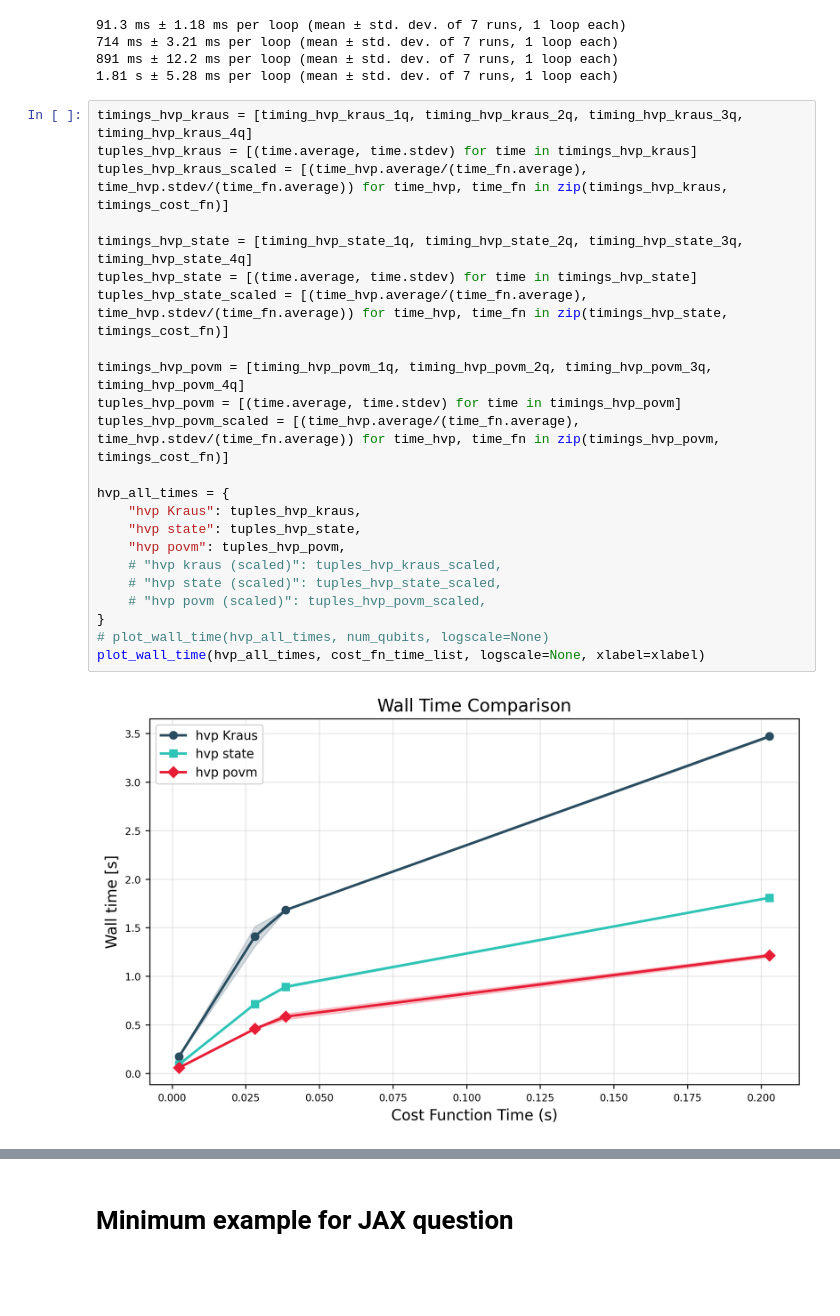
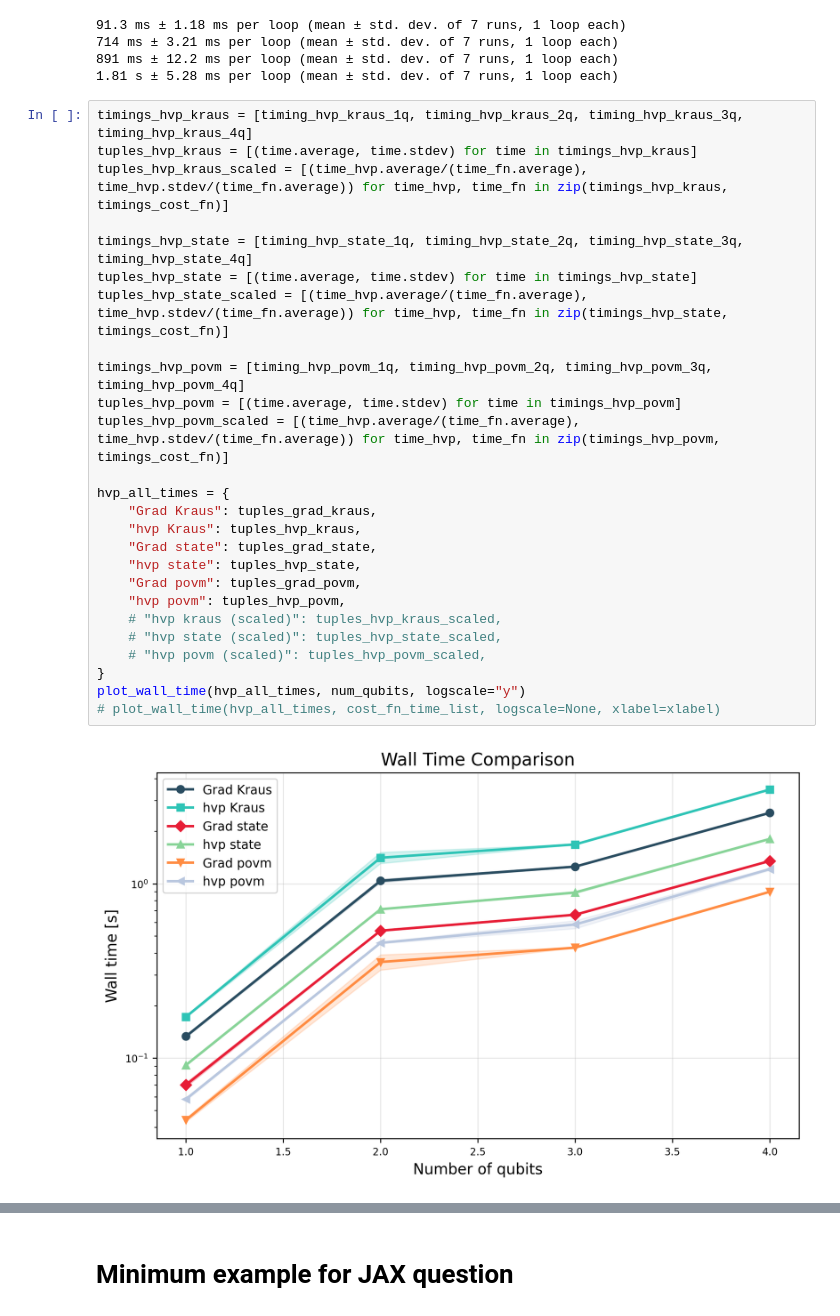
Before and after one commit to EmilianoG-byte/iqm-benchmarks, a Jupyter notebook: playground/time_complexity/computation_vs_cost_function.ipynb, the cells around one changed output, grey strips where cells are left out. Drawn from its saved outputs; the diff is of its cells as text; blank space fills up the shorter version.

Commit message:
add rank comparisons for cost fn

```diff
--- a/playground/time_complexity/computation_vs_cost_function.ipynb
+++ b/playground/time_complexity/computation_vs_cost_function.ipynb
@@ -383,25 +403,28 @@ timing_hvp_state_4q = %timeit -o hvp(grad_fn_state_4q, state_psd_4q_target, vect
 # %%
 timings_hvp_kraus = [timing_hvp_kraus_1q, timing_hvp_kraus_2q, timing_hvp_kraus_3q, timing_hvp_kraus_4q]
 tuples_hvp_kraus = [(time.average, time.stdev) for time in timings_hvp_kraus]
 tuples_hvp_kraus_scaled = [(time_hvp.average/(time_fn.average), time_hvp.stdev/(time_fn.average)) for time_hvp, time_fn in zip(timings_hvp_kraus, timings_cost_fn)]
 
 timings_hvp_state = [timing_hvp_state_1q, timing_hvp_state_2q, timing_hvp_state_3q, timing_hvp_state_4q]
 tuples_hvp_state = [(time.average, time.stdev) for time in timings_hvp_state]
 tuples_hvp_state_scaled = [(time_hvp.average/(time_fn.average), time_hvp.stdev/(time_fn.average)) for time_hvp, time_fn in zip(timings_hvp_state, timings_cost_fn)]
 
 timings_hvp_povm = [timing_hvp_povm_1q, timing_hvp_povm_2q, timing_hvp_povm_3q, timing_hvp_povm_4q]
 tuples_hvp_povm = [(time.average, time.stdev) for time in timings_hvp_povm]
 tuples_hvp_povm_scaled = [(time_hvp.average/(time_fn.average), time_hvp.stdev/(time_fn.average)) for time_hvp, time_fn in zip(timings_hvp_povm, timings_cost_fn)]
 
 hvp_all_times = {
+    "Grad Kraus": tuples_grad_kraus,
     "hvp Kraus": tuples_hvp_kraus,
+    "Grad state": tuples_grad_state,
     "hvp state": tuples_hvp_state,
+    "Grad povm": tuples_grad_povm,
     "hvp povm": tuples_hvp_povm,
     # "hvp kraus (scaled)": tuples_hvp_kraus_scaled,
     # "hvp state (scaled)": tuples_hvp_state_scaled,
     # "hvp povm (scaled)": tuples_hvp_povm_scaled,
 }
-# plot_wall_time(hvp_all_times, num_qubits, logscale=None)
-plot_wall_time(hvp_all_times, cost_fn_time_list, logscale=None, xlabel=xlabel)
+plot_wall_time(hvp_all_times, num_qubits, logscale="y")
+# plot_wall_time(hvp_all_times, cost_fn_time_list, logscale=None, xlabel=xlabel)
 # %% [output]
-[figure, old version]
+[figure, new version]
```
Also changed, not shown: parts of 6 cells of this notebook, 2 other files.
